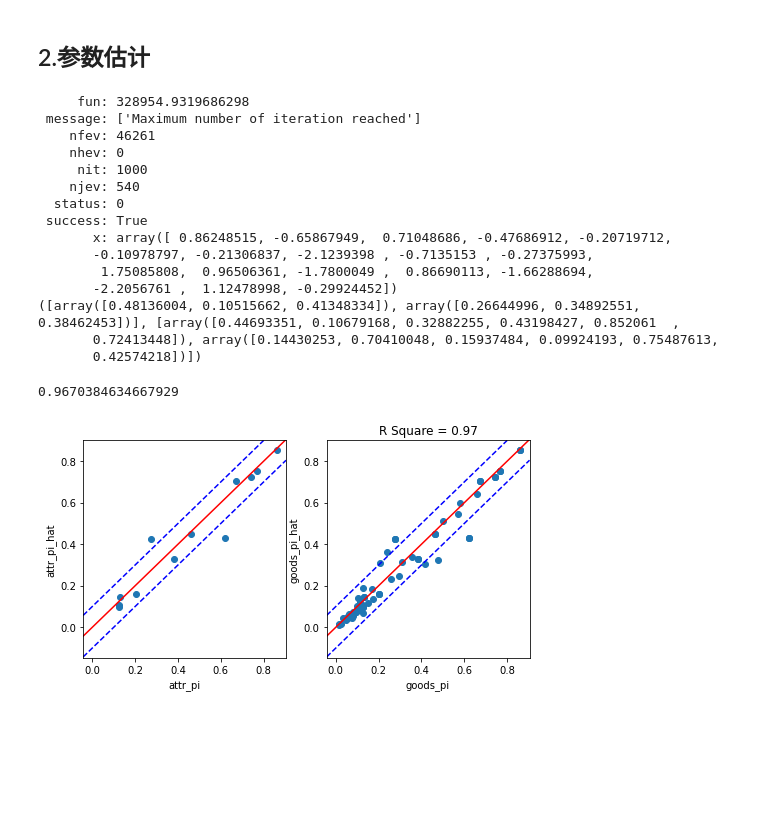
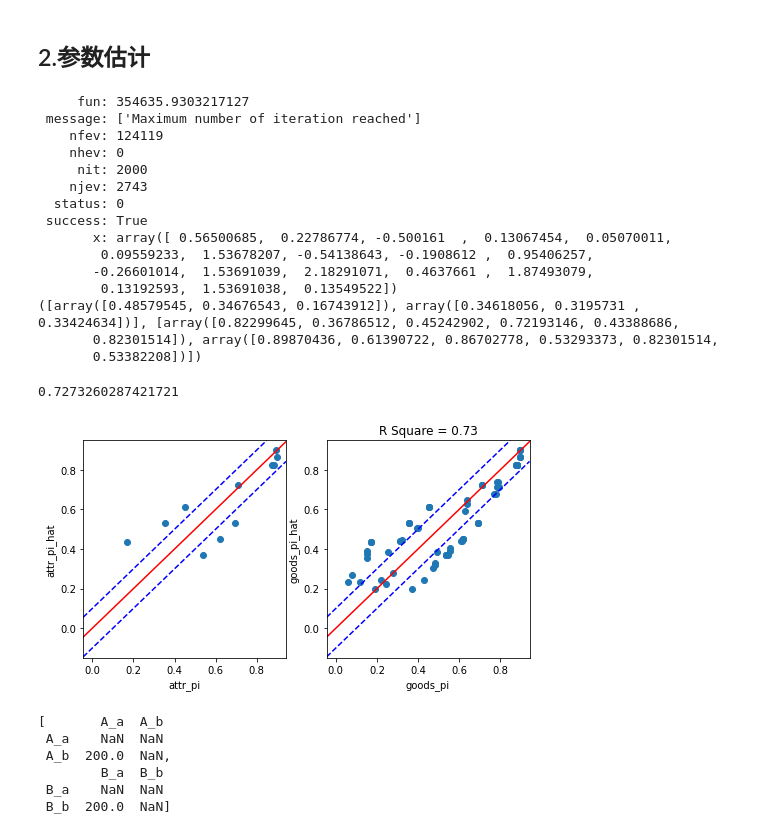
Before and after one commit to ShenhaoZhang/DemandMod, a Jupyter notebook: valid/功能验证.ipynb, the cells around one changed output. Cells and saved outputs as stored; diff of their text form; code cells hidden in the pictures; blank space fills up the shorter version.

```diff
--- a/valid/功能验证.ipynb
+++ b/valid/功能验证.ipynb
@@ -56,30 +56,37 @@ c  0.767916  0.275686  1.000000
 ## 2.参数估计
 # %%
 # method='dual_annealing'
-mod.fit(method='dual_annealing',maxiter=1000)
+mod.fit(method='dual_annealing',maxiter=2000)
 print(mod.theta_hat)
 print(mod.init_theta(mod.theta_hat.x,to_goods=False))
 
 mod.score(SimSale=sim_sale,plot=True)
 # %% [output]
-     fun: 328954.9319686298
+     fun: 354635.9303217127
  message: ['Maximum number of iteration reached']
-    nfev: 46261
+    nfev: 124119
     nhev: 0
-     nit: 1000
-    njev: 540
+     nit: 2000
+    njev: 2743
   status: 0
  success: True
-       x: array([ 0.86248515, -0.65867949,  0.71048686, -0.47686912, -0.20719712,
-       -0.10978797, -0.21306837, -2.1239398 , -0.7135153 , -0.27375993,
-        1.75085808,  0.96506361, -1.7800049 ,  0.86690113, -1.66288694,
-       -2.2056761 ,  1.12478998, -0.29924452])
-([array([0.48136004, 0.10515662, 0.41348334]), array([0.26644996, 0.34892551, 0.38462453])], [array([0.44693351, 0.10679168, 0.32882255, 0.43198427, 0.852061  ,
-       0.72413448]), array([0.14430253, 0.70410048, 0.15937484, 0.09924193, 0.75487613,
-       0.42574218])])
+       x: array([ 0.56500685,  0.22786774, -0.500161  ,  0.13067454,  0.05070011,
+        0.09559233,  1.53678207, -0.54138643, -0.1908612 ,  0.95406257,
+       -0.26601014,  1.53691039,  2.18291071,  0.4637661 ,  1.87493079,
+        0.13192593,  1.53691038,  0.13549522])
+([array([0.48579545, 0.34676543, 0.16743912]), array([0.34618056, 0.3195731 , 0.33424634])], [array([0.82299645, 0.36786512, 0.45242902, 0.72193146, 0.43388686,
+       0.82301514]), array([0.89870436, 0.61390722, 0.86702778, 0.53293373, 0.82301514,
+       0.53382208])])
-0.9670384634667929
+0.7273260287421721
-[figure, old version]
+[figure, new version]
 # %%
 mod.attr_trans
+# %% [output]
+[       A_a  A_b
+ A_a    NaN  NaN
+ A_b  200.0  NaN,
+        B_a  B_b
+ B_a    NaN  NaN
+ B_b  200.0  NaN]
 # %%
 mod.conf_int(SimSale=sim_sale,bootstrap_n=30)
```
Also changed, not shown: parts of 4 cells of this notebook, 1 other file.
